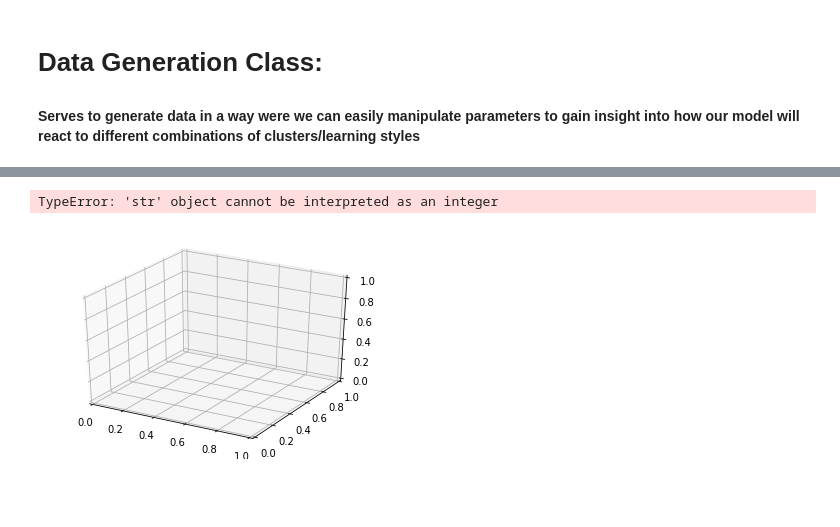
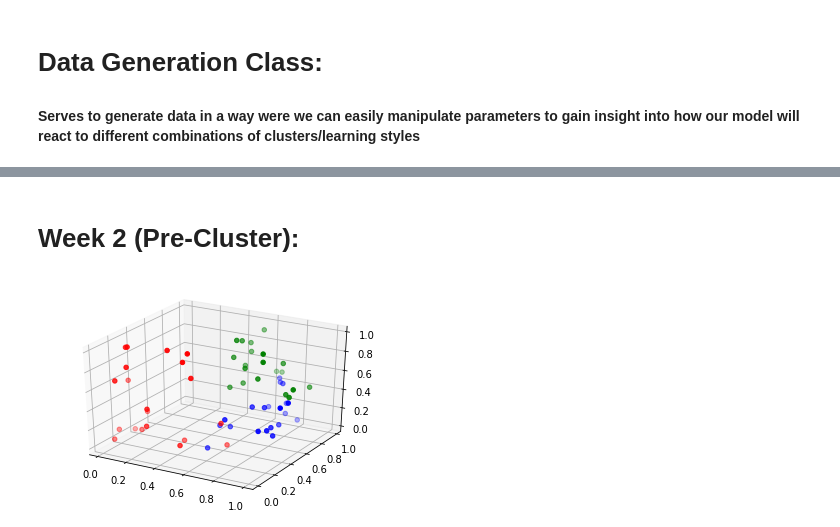
Before and after one commit to rhurst1029/UniEd_ML, a Jupyter notebook: K-Cluster_base.ipynb, the cells around one changed output, grey strips where cells are left out. Drawn from its saved outputs; the diff is of its cells as text; code cells hidden in the pictures; blank space fills up the shorter version.

```diff
--- a/K-Cluster_base.ipynb
+++ b/K-Cluster_base.ipynb
@@ -111,44 +125,13 @@ TypeError: list indices must be integers or slices, not list
-# %%
-fig = plt.figure()
-ax2 = fig.add_subplot(111, projection='3d')
-
-#Cluster 1: Emphasis on Z-Axis (Comprehension)
-engagement2c1 = np.add(DataGeneration("1","1",50).generate_x(0,.3), engagement1c1)/2
-relevance2c1 = np.add(DataGeneration("1","1",50).generate_y(0,.3),relevance1c1)/2
-comprehension2c1 = np.add(DataGeneration("1","1",50).generate_z(.5,1), comprehension1c1)/2
-
-
-#Cluster 2: Emphasis on Y-Axis (Knowledge Relevance)
-engagement2c2 = np.add(DataGeneration("1","1",50).generate_x(.5,1), engagement1c2)/2
-relevance2c2 = np.add(DataGeneration("1","1",50).generate_y(.5,1), relevance1c2)/2
-comprehension2c2 = np.add(DataGeneration("1","1",50).generate_z(0,.2),comprehension1c2)/2
-
-
-#Cluster 3: Emphasis on X-Axis (Engagement)
-engagement2c3 = np.add(DataGeneration("1","1",50).generate_x(.8,1), engagement1c3)/2
-relevance2c3 = np.add(DataGeneration("1","1",50).generate_y(.5,1),relevance1c3)/2
-comprehension2c3 = np.add(DataGeneration("1","1",50).generate_z(.5,1), comprehension1c3)/2
-
-
-
-## Group 1: Students who do well on quizes (Comprehention is high),
-# ask highly upvoted questions/ask questions similar to others, but dont engage (read spec)
-ax2.scatter(engagement2c1, relevance2c1, comprehension2c1 , marker='o')
-
-## Group 2: Student who do worse on quizes, don't engage, and don't ask relevant questions
-ax2.scatter(engagement2c2, relevance2c2, comprehension2c2,  color = "r", marker='o')
-
-## Group 3: High Knowledge relevance (asked questions similar to others/highupvote ratio in respect to class), low
- # engagement and lecture comprehension
-ax2.scatter(engagement2c3, relevance2c3, comprehension2c3, color = "g", marker='o')
-
-
-ax2.set_xlabel('Engagement')
-ax2.set_ylabel('Knowledge Relevance')
-ax2.set_zlabel('Lecture Comprehension')
-
-
-plt.show()
-# %% [output]
-TypeError: 'str' object cannot be interpreted as an integer
-[figure, removed]
+# %% [markdown]
+# Week 2 (Pre-Cluster):
+# %%
+dist_vals2 = [
+    [[0,.7],[0,.3],[0,1]],
+    [[.5,1],[0,1],[0,.5]],
+    [[.5,1],[.5,1],[.5,1]]
+]
+
+student_data2 = DataGeneration(20,3,3).generate_data(dist_vals2)
+vis2 = Visualize(student_data2).visualize(3)
+# %% [output]
+[figure, added]
```
Also changed, not shown: parts of 9 cells of this notebook.
